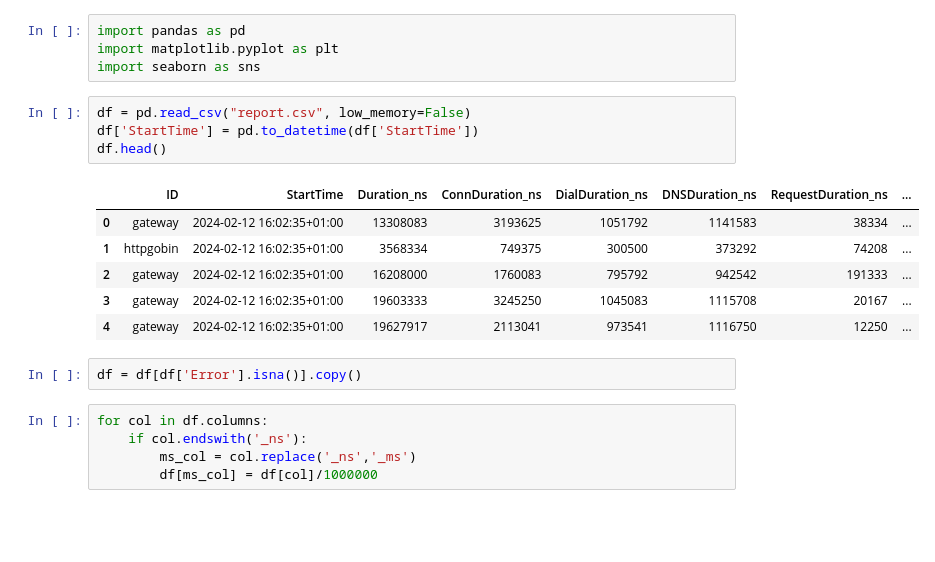
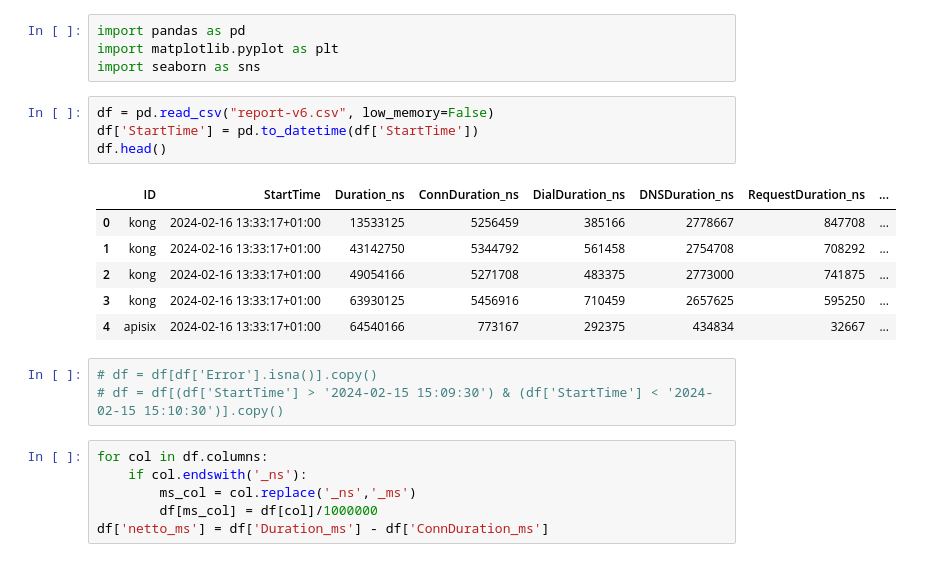
Before and after one commit to axent-pl/sandbox-apisix, a Jupyter notebook: analyse.ipynb, the cells around one changed output. Drawn from its saved outputs; the diff is of its cells as text; blank space fills up the shorter version.

Commit message:
Added kong, fluent-bit, ...

```diff
--- a/analyse.ipynb
+++ b/analyse.ipynb
@@ -3,23 +3,25 @@ import pandas as pd
 import matplotlib.pyplot as plt
 import seaborn as sns
 # %%
-df = pd.read_csv("report.csv", low_memory=False)
+df = pd.read_csv("report-v6.csv", low_memory=False)
 df['StartTime'] = pd.to_datetime(df['StartTime'])
 df.head()
 # %% [output]
 |  | ID | StartTime | Duration_ns | ConnDuration_ns | DialDuration_ns | DNSDuration_ns | RequestDuration_ns | ... |
-| 0 | gateway | 2024-02-12 16:02:35+01:00 | 13308083 | 3193625 | 1051792 | 1141583 | 38334 | ... |
-| 1 | httpgobin | 2024-02-12 16:02:35+01:00 | 3568334 | 749375 | 300500 | 373292 | 74208 | ... |
-| 2 | gateway | 2024-02-12 16:02:35+01:00 | 16208000 | 1760083 | 795792 | 942542 | 191333 | ... |
-| 3 | gateway | 2024-02-12 16:02:35+01:00 | 19603333 | 3245250 | 1045083 | 1115708 | 20167 | ... |
-| 4 | gateway | 2024-02-12 16:02:35+01:00 | 19627917 | 2113041 | 973541 | 1116750 | 12250 | ... |
+| 0 | kong | 2024-02-16 13:33:17+01:00 | 13533125 | 5256459 | 385166 | 2778667 | 847708 | ... |
+| 1 | kong | 2024-02-16 13:33:17+01:00 | 43142750 | 5344792 | 561458 | 2754708 | 708292 | ... |
+| 2 | kong | 2024-02-16 13:33:17+01:00 | 49054166 | 5271708 | 483375 | 2773000 | 741875 | ... |
+| 3 | kong | 2024-02-16 13:33:17+01:00 | 63930125 | 5456916 | 710459 | 2657625 | 595250 | ... |
+| 4 | apisix | 2024-02-16 13:33:17+01:00 | 64540166 | 773167 | 292375 | 434834 | 32667 | ... |
-# %%
-df = df[df['Error'].isna()].copy()
+# %%
+# df = df[df['Error'].isna()].copy()
+# df = df[(df['StartTime'] > '2024-02-15 15:09:30') & (df['StartTime'] < '2024-02-15 15:10:30')].copy()
 # %%
 for col in df.columns:
     if col.endswith('_ns'):
         ms_col = col.replace('_ns','_ms')
         df[ms_col] = df[col]/1000000
+df['netto_ms'] = df['Duration_ms'] - df['ConnDuration_ms']
 # %%
 aggs = {
     col: ['count','mean','std'] for col in df.columns if col.endswith('_ms')
```
Also changed, not shown: parts of 4 cells of this notebook, 38 other files.
